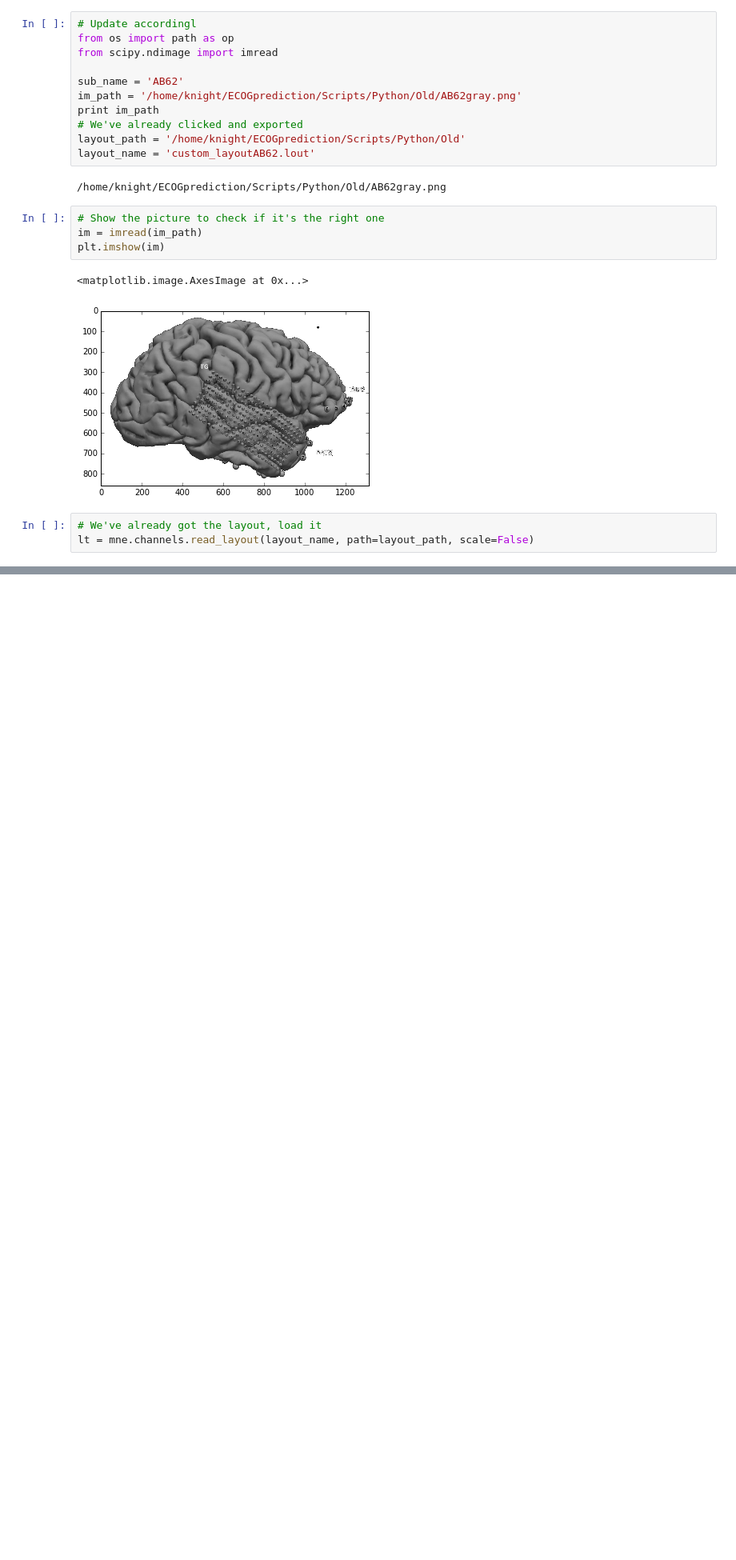
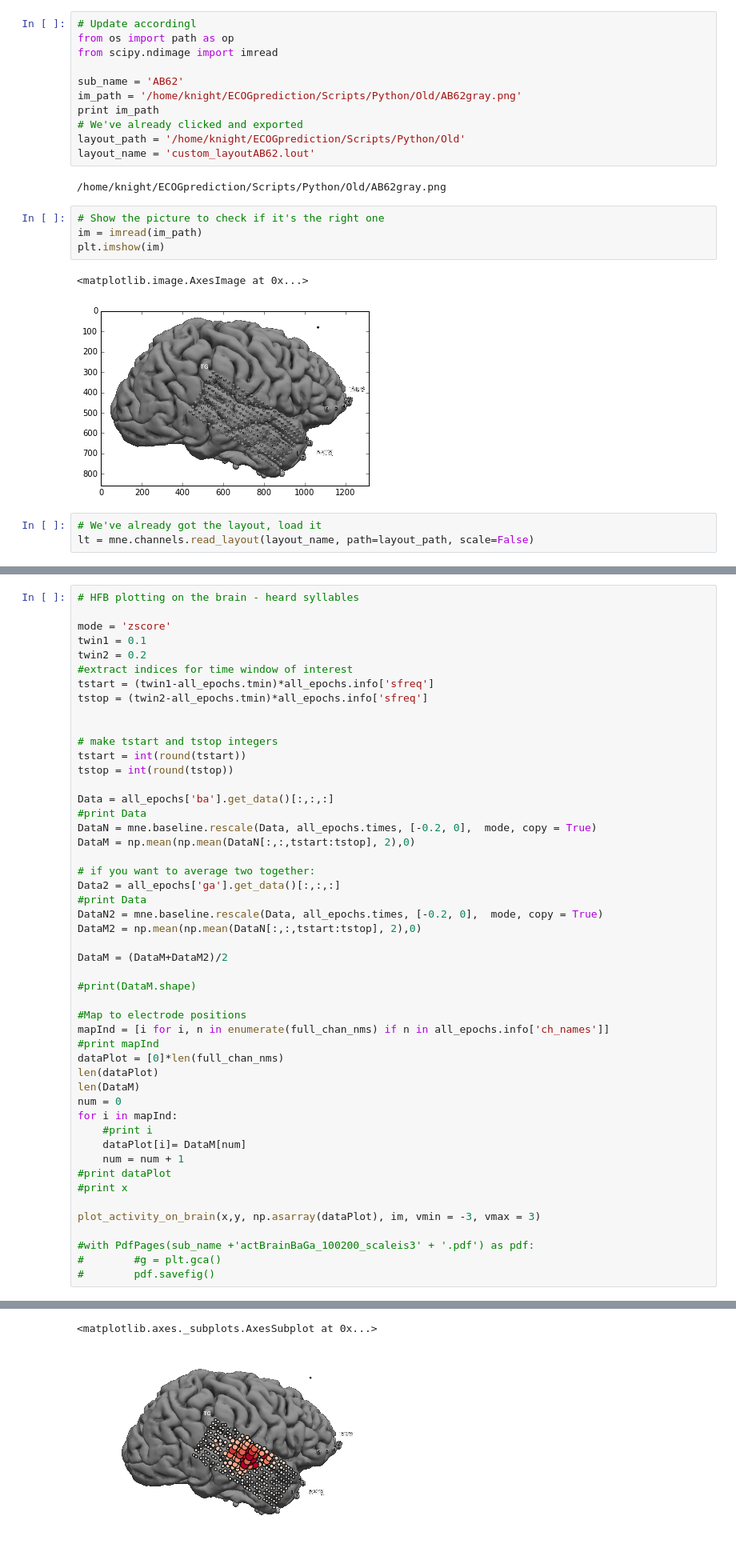
Before and after one commit to yvofon/AuditoryDecoding_2020, a Jupyter notebook: OmissionDecoding_2020.ipynb, the cells around one changed output, grey strips where cells are left out. Shown at 80% size. Drawn from its saved outputs; the diff is of its cells as text; blank space fills up the shorter version.

```diff
--- a/OmissionDecoding_2020.ipynb
+++ b/OmissionDecoding_2020.ipynb
@@ -163,0 +286,50 @@ lt = mne.channels.read_layout(layout_name, path=layout_path, scale=False)
+# %%
+# HFB plotting on the brain - heard syllables
+
+mode = 'zscore'
+twin1 = 0.1
+twin2 = 0.2
+#extract indices for time window of interest
+tstart = (twin1-all_epochs.tmin)*all_epochs.info['sfreq']
+tstop = (twin2-all_epochs.tmin)*all_epochs.info['sfreq']
+
+
+# make tstart and tstop integers
+tstart = int(round(tstart))
+tstop = int(round(tstop))
+
+Data = all_epochs['ba'].get_data()[:,:,:]
+#print Data
+DataN = mne.baseline.rescale(Data, all_epochs.times, [-0.2, 0],  mode, copy = True)
+DataM = np.mean(np.mean(DataN[:,:,tstart:tstop], 2),0)
+
+# if you want to average two together:
+Data2 = all_epochs['ga'].get_data()[:,:,:]
+#print Data
+DataN2 = mne.baseline.rescale(Data, all_epochs.times, [-0.2, 0],  mode, copy = True)
+DataM2 = np.mean(np.mean(DataN[:,:,tstart:tstop], 2),0)
+
+DataM = (DataM+DataM2)/2
+
+#print(DataM.shape)
+
+#Map to electrode positions
+mapInd = [i for i, n in enumerate(full_chan_nms) if n in all_epochs.info['ch_names']]
+#print mapInd
+dataPlot = [0]*len(full_chan_nms)
+len(dataPlot)
+len(DataM)
+num = 0
+for i in mapInd:
+    #print i
+    dataPlot[i]= DataM[num]
+    num = num + 1
+#print dataPlot
+#print x
+
+plot_activity_on_brain(x,y, np.asarray(dataPlot), im, vmin = -3, vmax = 3)
+
+#with PdfPages(sub_name +'actBrainBaGa_100200_scaleis3' + '.pdf') as pdf:
+#        #g = plt.gca()
+#        pdf.savefig()
+# %% [output]
@@ -163,0 +338,2 @@ lt = mne.channels.read_layout(layout_name, path=layout_path, scale=False)
+<matplotlib.axes._subplots.AxesSubplot at 0x...>
+[figure, added]
```
Also changed, not shown: parts of 20 cells of this notebook.
